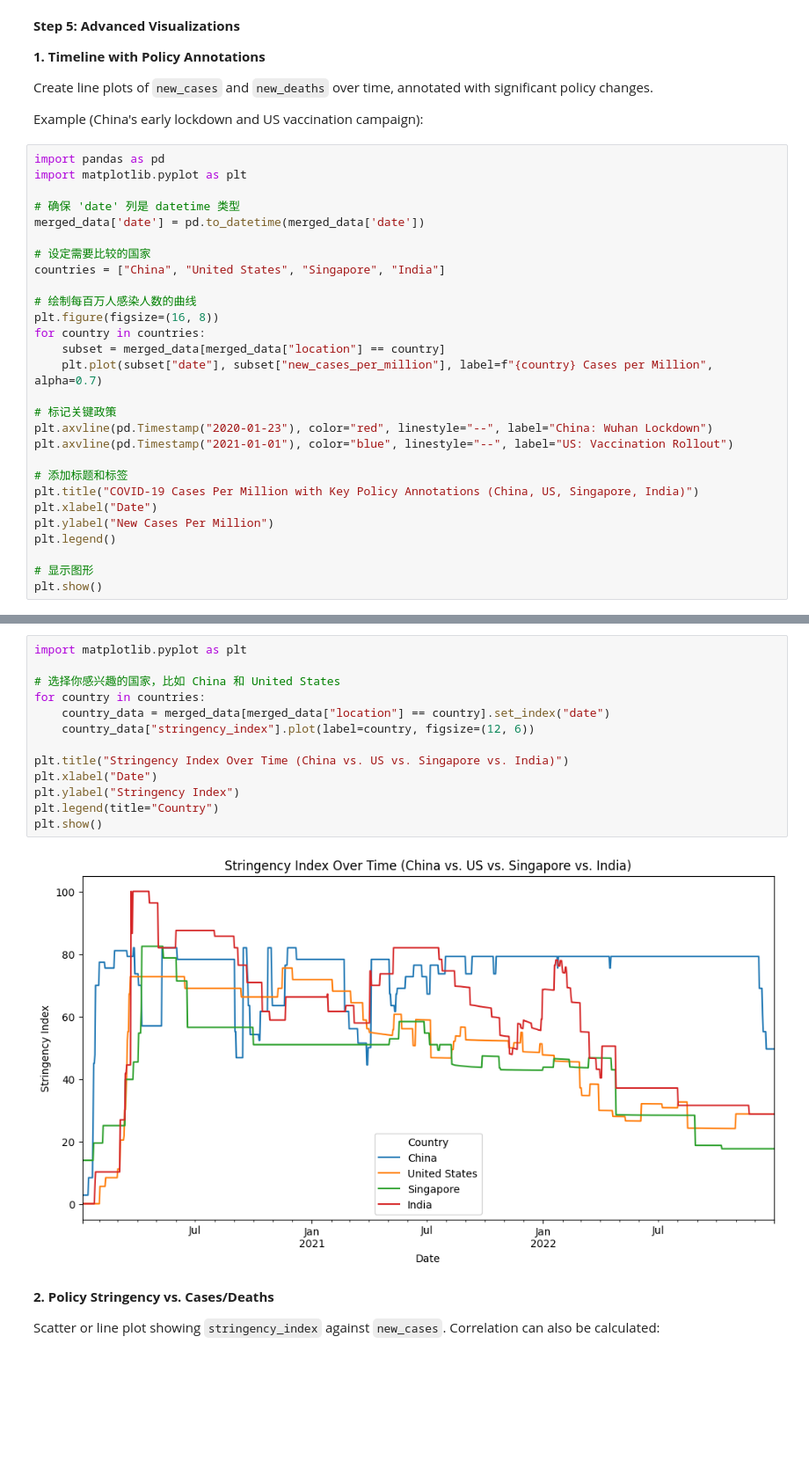
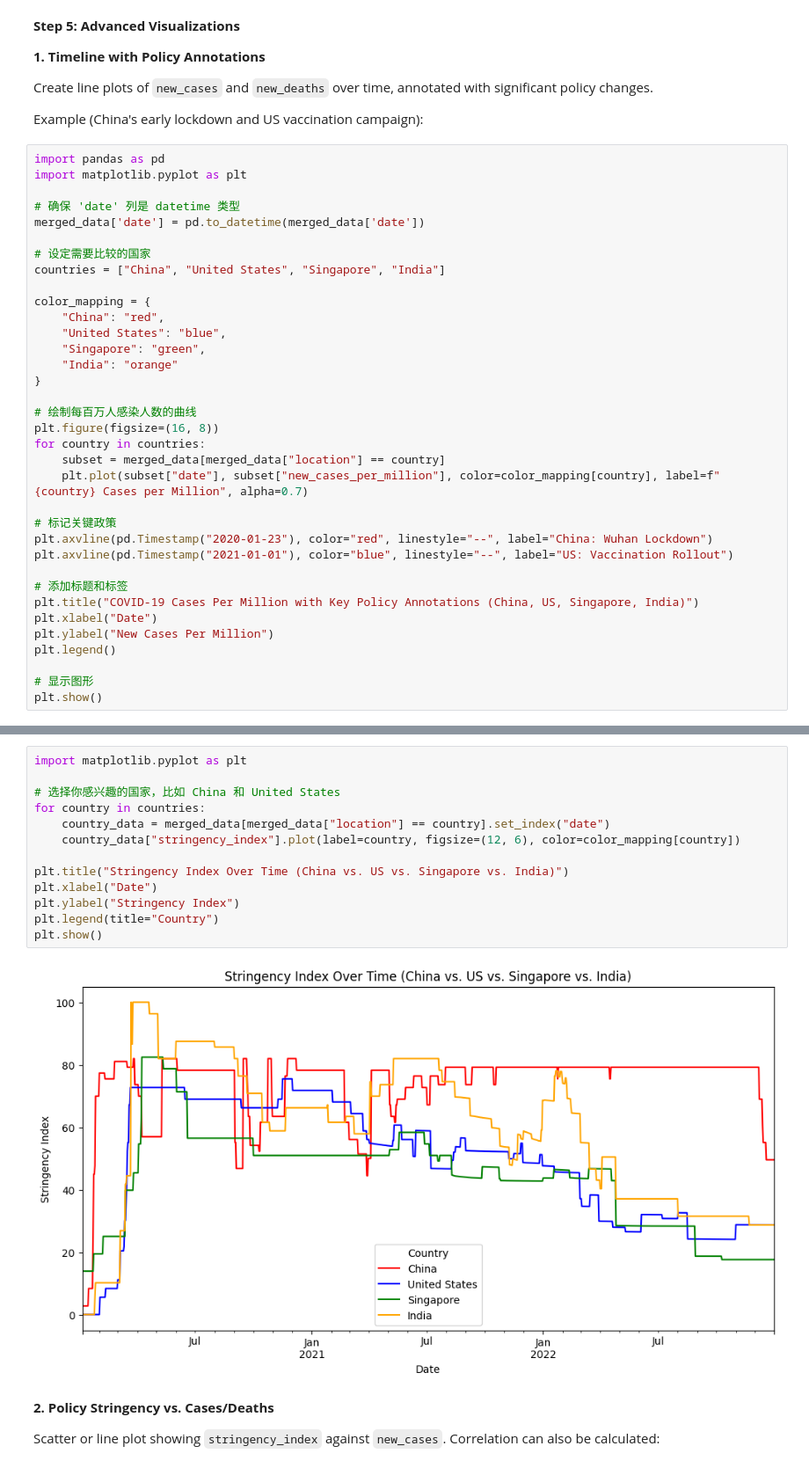
Before and after one commit to Kirigaya-Suguha/Final_Project_6, a Jupyter notebook: q1.ipynb, the cells around one changed output, grey strips where cells are left out. Shown at 88% size. Drawn from its saved outputs; the diff is of its cells as text; blank space fills up the shorter version.

Commit message:
Update: color unified

```diff
--- a/q1.ipynb
+++ b/q1.ipynb
@@ -117,11 +124,18 @@ merged_data['date'] = pd.to_datetime(merged_data['date'])
 # 设定需要比较的国家
 countries = ["China", "United States", "Singapore", "India"]
 
+color_mapping = {
+    "China": "red",
+    "United States": "blue",
+    "Singapore": "green",
+    "India": "orange"
+}
+
 # 绘制每百万人感染人数的曲线
 plt.figure(figsize=(16, 8))
 for country in countries:
     subset = merged_data[merged_data["location"] == country]
-    plt.plot(subset["date"], subset["new_cases_per_million"], label=f"{country} Cases per Million", alpha=0.7)
+    plt.plot(subset["date"], subset["new_cases_per_million"], color=color_mapping[country], label=f"{country} Cases per Million", alpha=0.7)
 
 # 标记关键政策
 plt.axvline(pd.Timestamp("2020-01-23"), color="red", linestyle="--", label="China: Wuhan Lockdown")
@@ -140,18 +154,18 @@ plt.show()
 # %%
 import matplotlib.pyplot as plt
 
 # 选择你感兴趣的国家，比如 China 和 United States
 for country in countries:
     country_data = merged_data[merged_data["location"] == country].set_index("date")
-    country_data["stringency_index"].plot(label=country, figsize=(12, 6))
+    country_data["stringency_index"].plot(label=country, figsize=(12, 6), color=color_mapping[country])
 
 plt.title("Stringency Index Over Time (China vs. US vs. Singapore vs. India)")
 plt.xlabel("Date")
 plt.ylabel("Stringency Index")
 plt.legend(title="Country")
 plt.show()
 # %% [output]
-[figure, old version]
+[figure, new version]
 # %% [markdown]
 **2. Policy Stringency vs. Cases/Deaths**
 
```
Also changed, not shown: parts of 9 cells of this notebook.
